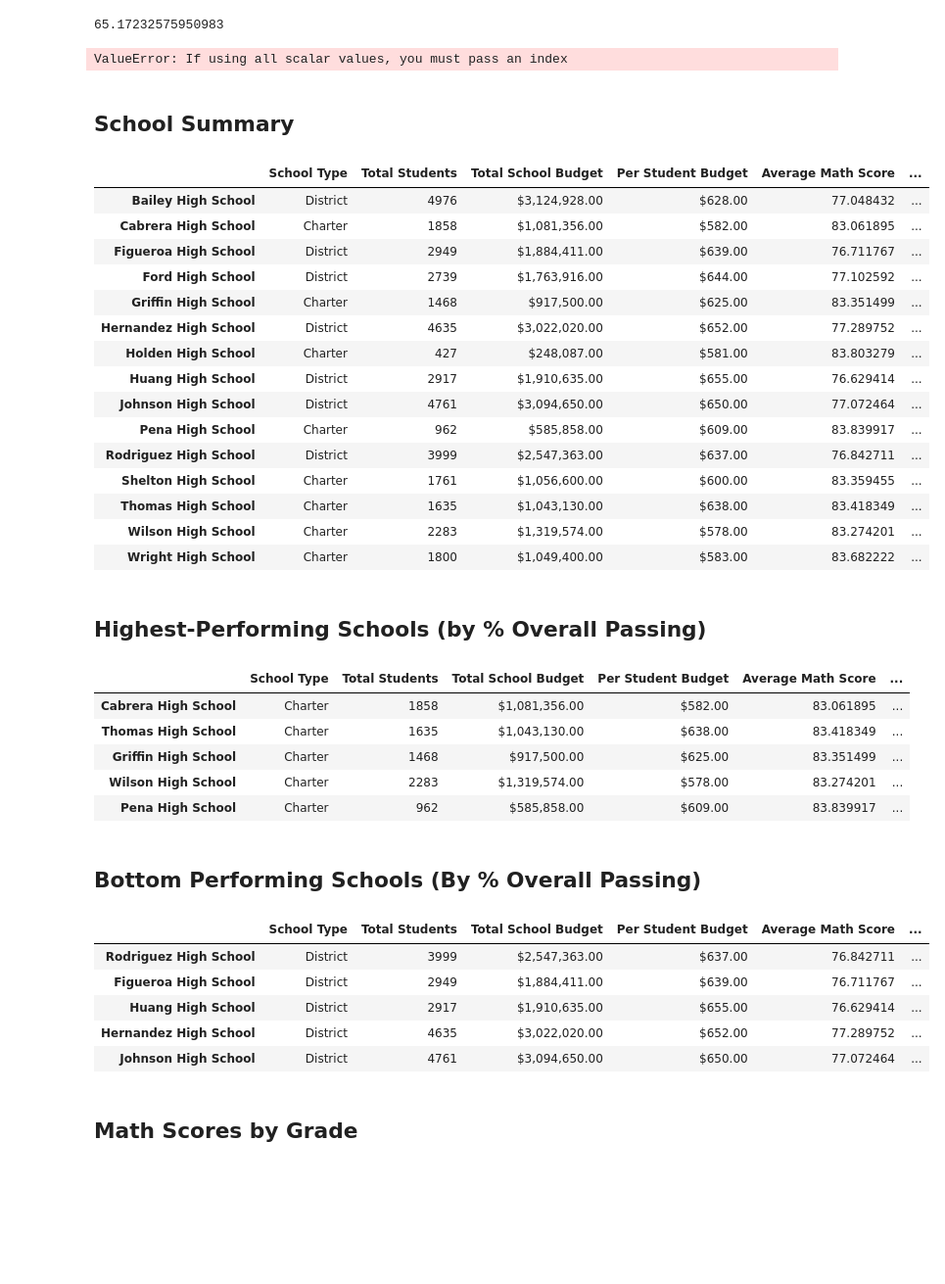
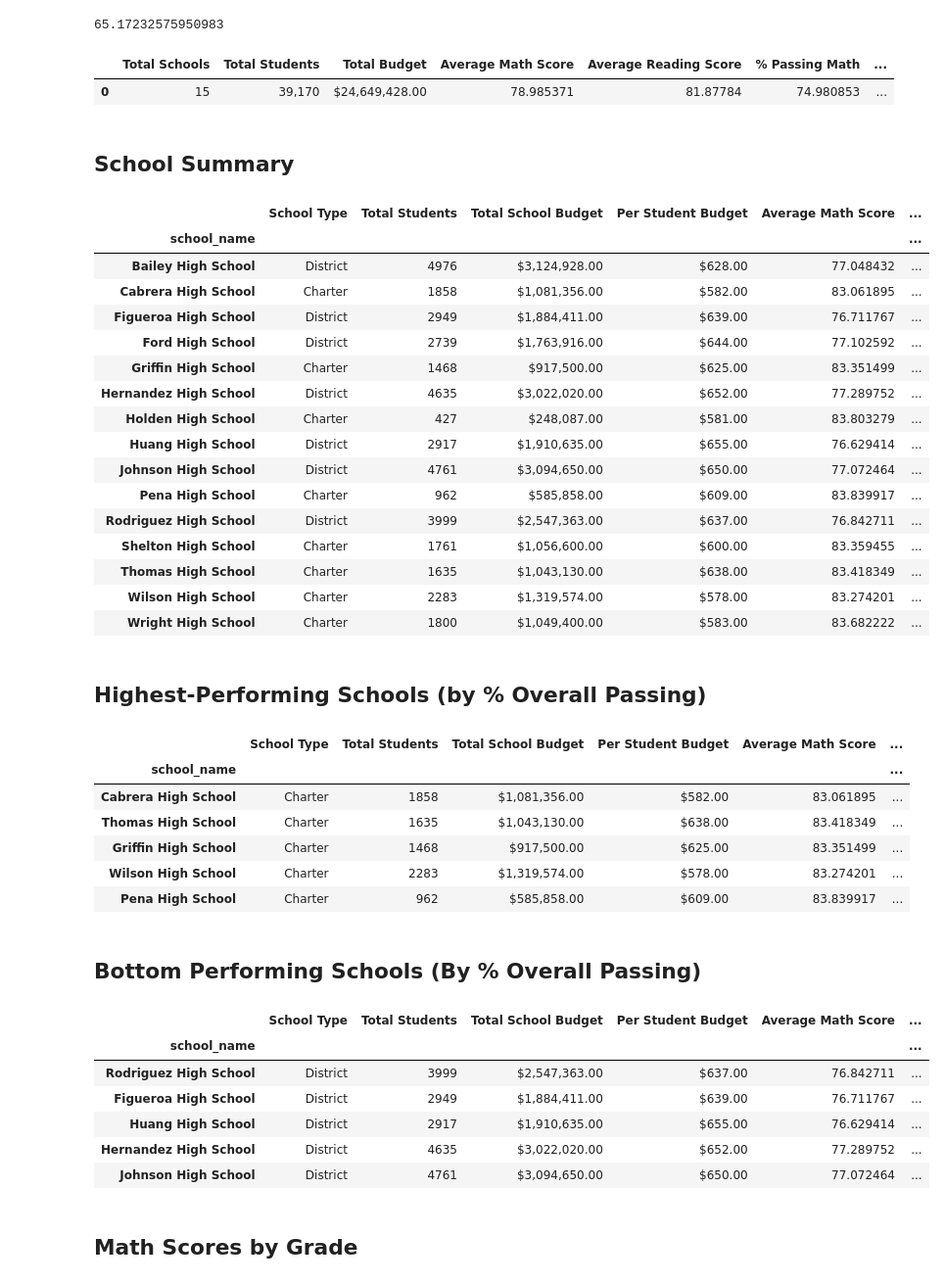
Before and after one commit to BobbyRosenbleeth/Pandas-Challenge, a Jupyter notebook: Pandas-Challenge.ipynb, the cells around one changed output. Shown at 98% size. Saved outputs shown, nothing was run; the diff lists cells and outputs as text; code cells hidden in the pictures; blank space fills up the shorter version.

```diff
--- a/Pandas-Challenge.ipynb
+++ b/Pandas-Challenge.ipynb
@@ -87,14 +95,14 @@ overall_passing_rate
 # %%
 # Create a high-level snapshot of the district's key metrics in a DataFrame
 district_summary = pd.DataFrame({
-    "Total Schools" : float(school_count),
-    "Total Students" : float(student_count)
-    #"Total Budget" : total_budget,
-    #"Average Math Score" : average_math_score,
-    #"Average Reading Score" : average_reading_score,
-    #"% Passing Math" : passing_math_percentage,
-    #"% Passing Reading" : passing_reading_percentage,
-    #"% Overall Passing" : overall_passing_rate
+    "Total Schools": [school_count],
+    "Total Students": [student_count],
+    "Total Budget": [total_budget],
+    "Average Math Score": [average_math_score],
+    "Average Reading Score": [average_reading_score],
+    "% Passing Math" : [passing_math_percentage],
+    "% Passing Reading": [passing_reading_percentage],
+    "% Overall Passing": [overall_passing_rate]
 })
 
 # Formatting
@@ -104,7 +112,8 @@ district_summary["Total Budget"] = district_summary["Total Budget"].map("${:,.2f
 # Display the DataFrame
 district_summary
 # %% [output]
-ValueError: If using all scalar values, you must pass an index
+|  | Total Schools | Total Students | Total Budget | Average Math Score | Average Reading Score | % Passing Math | ... |
+| 0 | 15 | 39,170 | $24,649,428.00 | 78.985371 | 81.87784 | 74.980853 | ... |
 # %% [markdown]
 ## School Summary
 # %%
@@ -119,14 +128,14 @@ per_school_budget = school_data_complete.groupby(["school_name"]).mean()["budget
 per_school_capita = per_school_budget / per_school_counts
 # %%
 # Calculate the average test scores
-per_school_math =
-per_school_reading =
+per_school_math = school_data_complete.groupby("school_name").mean()["math_score"]
+per_school_reading = school_data_complete.groupby("school_name").mean()["reading_score"]
+# %%
+# Calculate the number of schools with math scores of 70 or higher. RR comment: code showing students who scored a 70 or higher so the code three lines down works.
+school_passing_math = school_data_complete[(school_data_complete["math_score"] >= 70)]
 # %%
-# Calculate the number of schools with math scores of 70 or higher
-school_passing_math =
+# Calculate the number of schools with reading scores of 70 or higher
+school_passing_reading = school_data_complete[(school_data_complete["reading_score"] >= 70)]
-# %%
-# Calculate the number of schools with reading scores of 70 or higher
-school_passing_reading =
 # %%
 # Use the provided code to calculate the schools that passed both math and reading with scores of 70 or higher
 passing_math_and_reading = school_data_complete[
@@ -139,16 +148,27 @@ per_school_passing_reading = school_passing_reading.groupby(["school_name"]).cou
 overall_passing_rate = passing_math_and_reading.groupby(["school_name"]).count()["student_name"] / per_school_counts * 100
 # %%
 # Create a DataFrame called `per_school_summary` with columns for the calculations above.
-
+per_school_summary = pd.DataFrame({
+    "School Type": school_types,
+    "Total Students": per_school_counts,
+    "Total School Budget": per_school_budget,
+    "Per Student Budget": per_school_capita,
+    "Average Math Score": per_school_math,
+    "Average Reading Score": per_school_reading,
+    "% Passing Math": per_school_passing_math,
+    "% Passing Reading": per_school_passing_reading,
+    "% Overall Passing": overall_passing_rate
+    })
 
 # Formatting
 per_school_summary["Total School Budget"] = per_school_summary["Total School Budget"].map("${:,.2f}".format)
 per_school_summary["Per Student Budget"] = per_school_summary["Per Student Budget"].map("${:,.2f}".format)
 
 # Display the DataFrame
 per_school_summary
 # %% [output]
 |  | School Type | Total Students | Total School Budget | Per Student Budget | Average Math Score | ... |
+| school_name |  |  |  |  |  | ... |
 | Bailey High School | District | 4976 | $3,124,928.00 | $628.00 | 77.048432 | ... |
 | Cabrera High School | Charter | 1858 | $1,081,356.00 | $582.00 | 83.061895 | ... |
 | Figueroa High School | District | 2949 | $1,884,411.00 | $639.00 | 76.711767 | ... |
@@ -168,8 +188,10 @@ per_school_summary
 ## Highest-Performing Schools (by % Overall Passing)
 # %%
 # Sort the schools by `% Overall Passing` in descending order and display the top 5 rows.
+per_school_summary.sort_values("% Overall Passing", ascending = False).head(5)
 # %% [output]
 |  | School Type | Total Students | Total School Budget | Per Student Budget | Average Math Score | ... |
+| school_name |  |  |  |  |  | ... |
 | Cabrera High School | Charter | 1858 | $1,081,356.00 | $582.00 | 83.061895 | ... |
 | Thomas High School | Charter | 1635 | $1,043,130.00 | $638.00 | 83.418349 | ... |
 | Griffin High School | Charter | 1468 | $917,500.00 | $625.00 | 83.351499 | ... |
@@ -179,8 +201,10 @@ per_school_summary
 ## Bottom Performing Schools (By % Overall Passing)
 # %%
 # Sort the schools by `% Overall Passing` in ascending order and display the top 5 rows.
+per_school_summary.sort_values("% Overall Passing").head(5)
 # %% [output]
 |  | School Type | Total Students | Total School Budget | Per Student Budget | Average Math Score | ... |
+| school_name |  |  |  |  |  | ... |
 | Rodriguez High School | District | 3999 | $2,547,363.00 | $637.00 | 76.842711 | ... |
 | Figueroa High School | District | 2949 | $1,884,411.00 | $639.00 | 76.711767 | ... |
 | Huang High School | District | 2917 | $1,910,635.00 | $655.00 | 76.629414 | ... |
```
Also changed, not shown: parts of 12 cells of this notebook.
